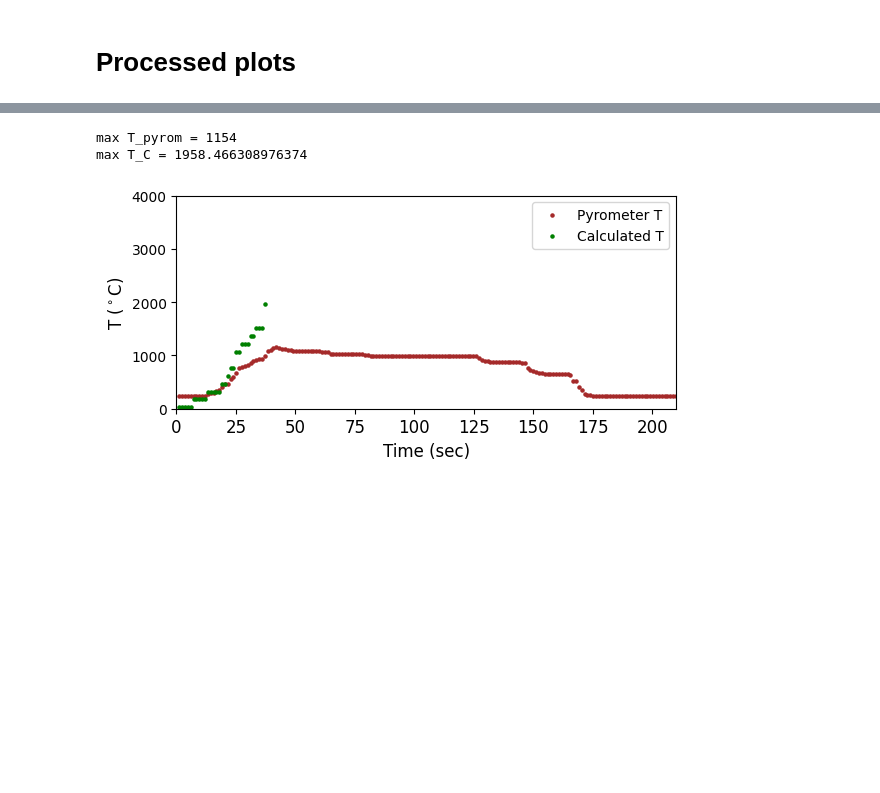
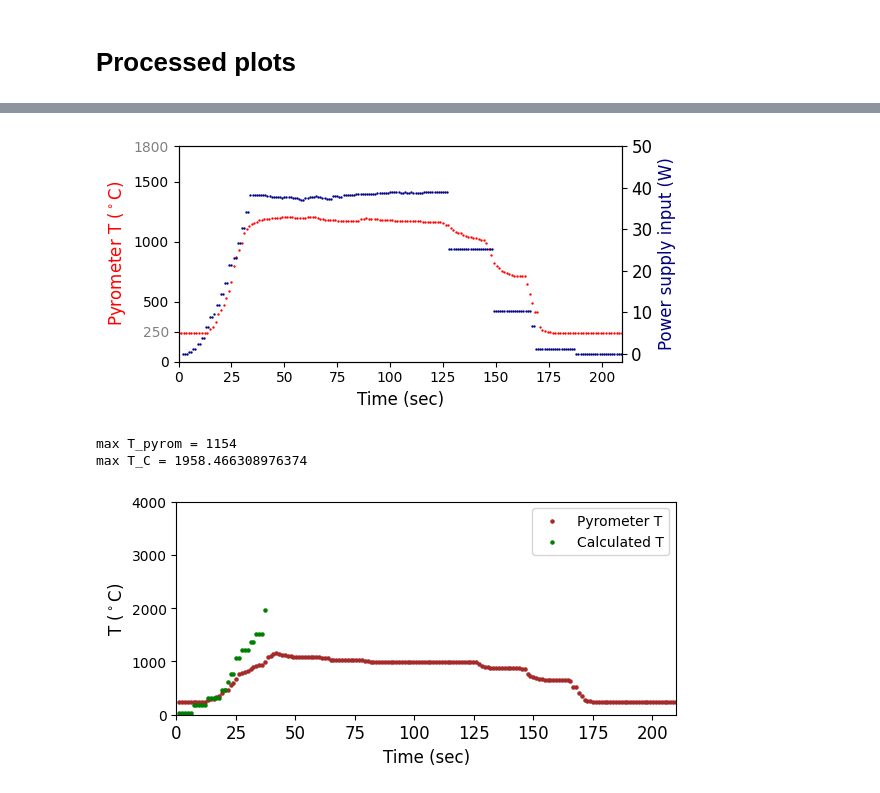
Before and after one commit to lmoghimi/personal-processing, a Jupyter notebook: post_beamline_analysis.ipynb, the cells around one changed output, grey strips where cells are left out. Saved outputs shown, nothing was run; the diff lists cells and outputs as text; code cells hidden in the pictures; blank space fills up the shorter version.

```diff
--- a/post_beamline_analysis.ipynb
+++ b/post_beamline_analysis.ipynb
@@ -1033,0 +957,87 @@ x_axis =  [0, 1, 2, 3, 4, 5, 6, 7, 8, 9, 10, 11, 12, 13, 14, 15, 16, 17, 18, 19,
+# %%
+#@title Combined pyrometer and laser plots. t0 is set by the pyrometer (don't edit!!!)
+###find which laser index matches the PYROMETER's t0.
+import math
+fn_pyrom = 'sample_56_20240622_210808' #!#!#!#!#!#!#!#!#!#
+path = os.path.join(userdir, 'tiff_base')
+fp = os.path.join(path, fn_pyrom + '.xlsx')
+print('fp = ',fp)
+result_pyrom = process_pyrom(fp)
+start_pyrom = result_pyrom[2] #pyrometer's t0
+timestamp_start_pyrom = pd.Timestamp(start_pyrom, tz='America/New_York') #setting the format to Timestamp, from a string
+#end_pyrom =
+x_max = np.array(result_pyrom[0], dtype='float32').max()
+x_axis_pyrom = result_pyrom[0]
+y_axis_pyrom = result_pyrom[1]
+
+fn_laser = 'LOG-Jun.22.2024-09.08.21-run53' #!#!#!#!#!#!#!#!#!#
+path = os.path.join(userdir, 'june_laser_programs_and_logs')
+fp = os.path.join(path, fn_laser + '.csv')
+print('fp = ',fp)
+result_laser = process_laserlog(fp)
+string_start_laser = lt
+timestamp_start_laser = pd.Timestamp(string_start_laser, tz='America/New_York') #laser log's t0 (military time, matching the timezone we recorded in)
+t_laser_sampling = int(result_laser[0]) #seconds per rec:index
+print('t_laser_sampling', t_laser_sampling)
+recnum = result_laser[2]
+power = result_laser[3]
+
+if timestamp_start_laser < timestamp_start_pyrom:
+    print('The laser log started recording first')
+    deltat0 = timestamp_start_pyrom - timestamp_start_laser
+    deltat0_sec = deltat0 / np.timedelta64(1, 's')
+    #print('deltat0_sec =',deltat0_sec)
+    index_offset_t0 = deltat0_sec / t_laser_sampling #finds the laser rec:index that corresponds to the pyrometer's t0.
+    index_offset_t0_rounded = math.ceil(index_offset_t0) #if the index is a non-integer, then plot the first index AFTER the pyrometer's t0
+    print('index_offset_rounded:',index_offset_t0_rounded)
+
+    #don't need to find the index that corresponds to t_final_x_ray, since we'll just cut the plotting off at the pyrometer's x_max
+    y_laser = power[1+index_offset_t0_rounded : len(recnum)-1]
+
+    start = 0
+    step = t_laser_sampling
+    num = len(y_laser)
+    x_laser = index_offset_t0 + np.arange(0, num) * step #expressing laser data points in time, where t0 is set by the pyrometer
+
+elif timestamp_start_pyrom < timestamp_start_laser:
+    print('The pyrometer started recording first')
+    print('there is no process for handling this yet. I need to write this')
+    #divide this delta t0 by the sampling rate of the laser to get the laser rec:index that corresponds to the pyrometer's t0.
+    deltat0 = timestamp_start_laser - timestamp_start_pyrom
+    deltat0_sec = deltat0 / np.timedelta64(1, 's')
+    index_offset_t0 = deltat0_sec / t_laser_sampling
+
+    y_laser = power
+    start = 0
+    step = t_laser_sampling
+    num = len(y_laser)
+    x_laser = index_offset_t0 + np.arange(0, num) * step
+
+    print('I have yet to test that this cell works as intended. But it should work. Need to find an experiment that fits this though.')
+
+######################## plotting the combined figure #######################
+figsize = (6, 3)
+fs = 12
+col_pyrom = 'r'
+col_laser = 'navy'
+fig, ax1 = plt.subplots(figsize=figsize, tight_layout=True)
+ax1.set_ylim(0, 1800)
+ax1.set_yticks([0, 250, 500, 1000, 1500, 1800])
+ax1.get_yticklabels()[1].set_color("gray") #changing the color for 248C
+ax1.get_yticklabels()[5].set_color("gray") #changing the color for 1800C
+
+ax1.scatter(x_axis_pyrom, y_axis_pyrom, marker = '.', s = markersz, c = col_pyrom) #pyrometer
+ax1.set_xlim(0, x_max)
+ax1.set_ylabel("Pyrometer T ($^\circ$C)", fontsize=fs, color=col_pyrom)
+ax1.set_xlabel("Time (sec)", fontsize=fs)
+#plt.title(fn_pyrom)
+
+ax2 = ax1.twinx()
+ax2.scatter(x_laser, y_laser, marker = '.', s = markersz, c = col_laser) #laser log
+ax2.set_ylabel('Power supply input (W)', fontsize=fs, color=col_laser)
+ax2.set_yticks([0, 10, 20, 30, 40, 50])
+ax2.tick_params(axis='y', labelsize=fs)
+
+#plt.ticklabel_format(style='sci', axis='y', scilimits=(0,0))
+plt.show()
+# %% [output]
@@ -1034,3 +1052,4 @@ x_axis =  [0, 1, 2, 3, 4, 5, 6, 7, 8, 9, 10, 11, 12, 13, 14, 15, 16, 17, 18, 19,
+[figure, added]
 # %%
 #@title Calculated T (don't edit unless necessary)
 #run the intensity vs time section first, to calculate the temperature from ceria
```
Also changed, not shown: parts of 12 cells of this notebook.
